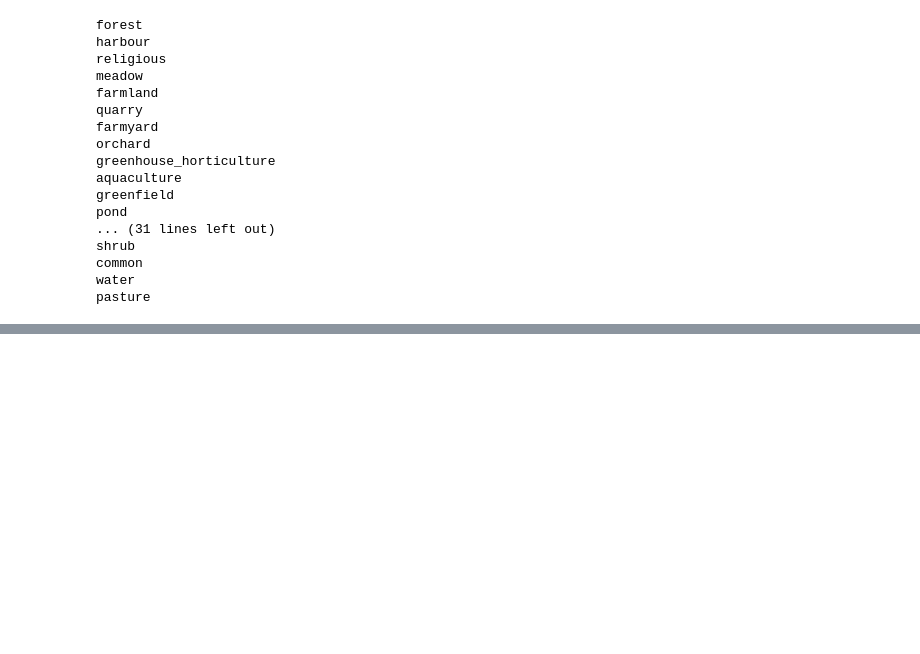
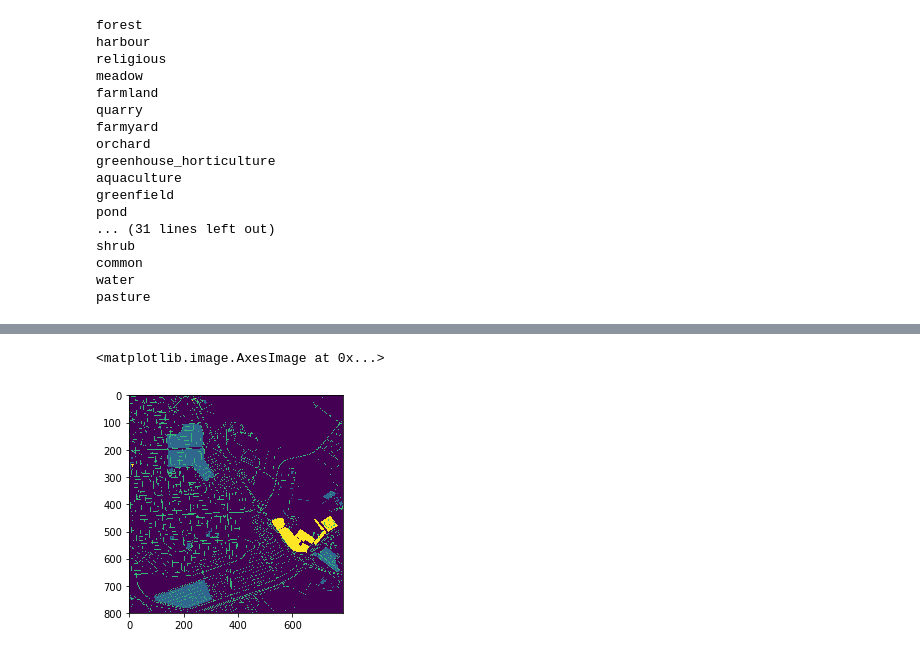
Before and after one commit to granularai/fabric, a Jupyter notebook: notebooks/label_maker.ipynb, the cells around one changed output, grey strips where cells are left out. Saved outputs shown, nothing was run; the diff lists cells and outputs as text; code cells hidden in the pictures; blank space fills up the shorter version.

```diff
--- a/notebooks/label_maker.ipynb
+++ b/notebooks/label_maker.ipynb
@@ -89,0 +111,5 @@ pasture
+# %%
+plt.imshow(mask * 51)
+# %% [output]
+<matplotlib.image.AxesImage at 0x...>
+[figure, added]
```
Also changed, not shown: parts of 3 cells of this notebook, 5 other files.
